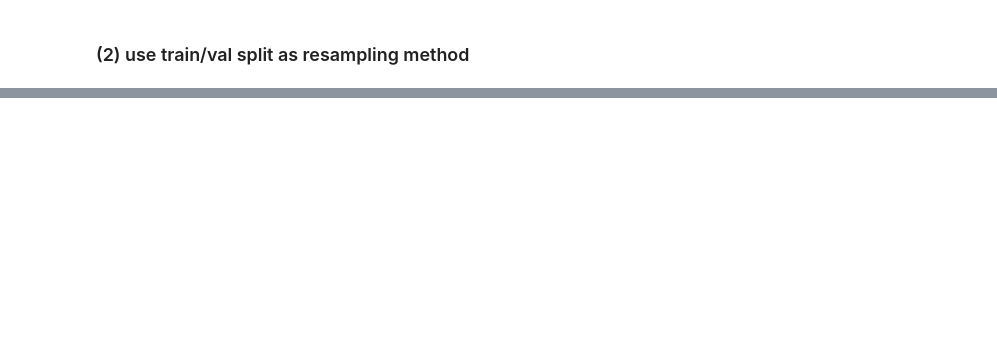
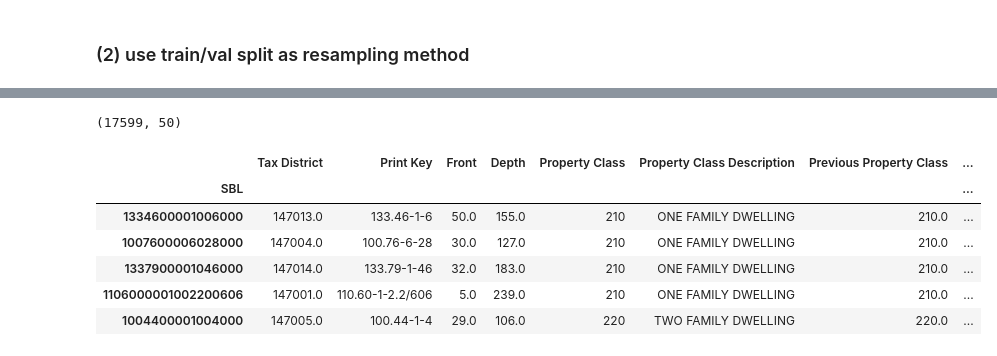
Before and after one commit to KatBCN/ML-PropertyAssessment, a Jupyter notebook: ML_DataSplit_PropertyAssessment_Buffalo.ipynb, the cells around one changed output, grey strips where cells are left out. Saved outputs shown, nothing was run; the diff lists cells and outputs as text; code cells hidden in the pictures; blank space fills up the shorter version.

```diff
--- a/ML_DataSplit_PropertyAssessment_Buffalo.ipynb
+++ b/ML_DataSplit_PropertyAssessment_Buffalo.ipynb
@@ -95,0 +90,4 @@ X_train, X_val, y_train, y_val = train_test_split(X_learn, y_learn, test_size=0.
+# %%
+val.shape
+# %% [output]
+(17599, 50)
@@ -95,0 +100,12 @@ X_train, X_val, y_train, y_val = train_test_split(X_learn, y_learn, test_size=0.
+# %%
+df_val = pd.read_csv("validation_BuffaloProperty.csv", index_col="SBL")
+# %%
+df_val.head()
+# %% [output]
+|  | Tax District | Print Key | Front | Depth | Property Class | Property Class Description | Previous Property Class | ... |
+| SBL |  |  |  |  |  |  |  | ... |
+| 1334600001006000 | 147013.0 | 133.46-1-6 | 50.0 | 155.0 | 210 | ONE FAMILY DWELLING | 210.0 | ... |
+| 1007600006028000 | 147004.0 | 100.76-6-28 | 30.0 | 127.0 | 210 | ONE FAMILY DWELLING | 210.0 | ... |
+| 1337900001046000 | 147014.0 | 133.79-1-46 | 32.0 | 183.0 | 210 | ONE FAMILY DWELLING | 210.0 | ... |
+| 1106000001002200606 | 147001.0 | 110.60-1-2.2/606 | 5.0 | 239.0 | 210 | ONE FAMILY DWELLING | 210.0 | ... |
+| 1004400001004000 | 147005.0 | 100.44-1-4 | 29.0 | 106.0 | 220 | TWO FAMILY DWELLING | 220.0 | ... |
```
Also changed, not shown: parts of 15 cells of this notebook.
